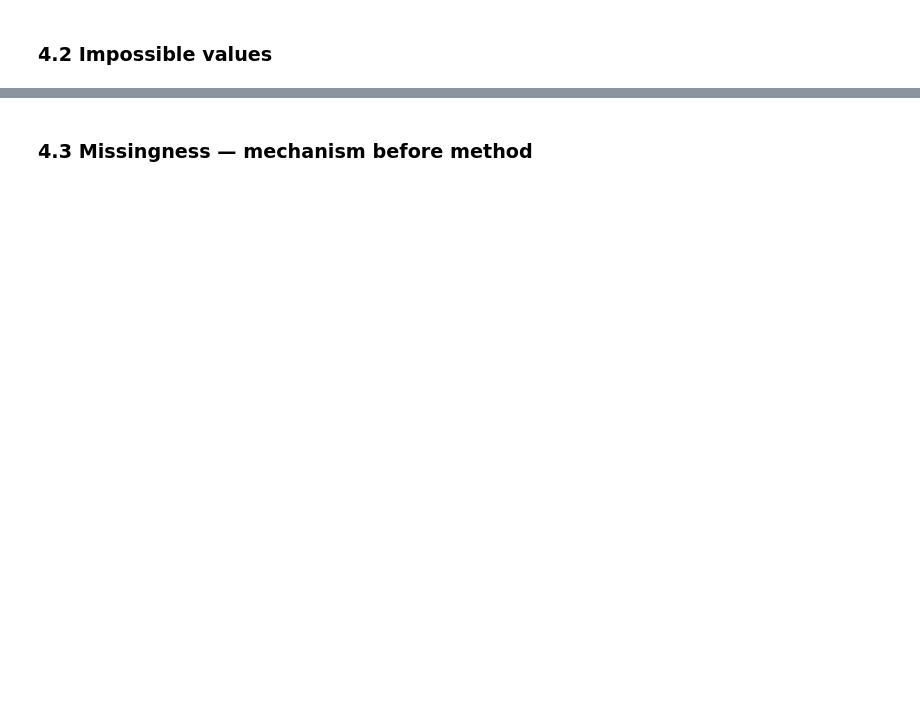
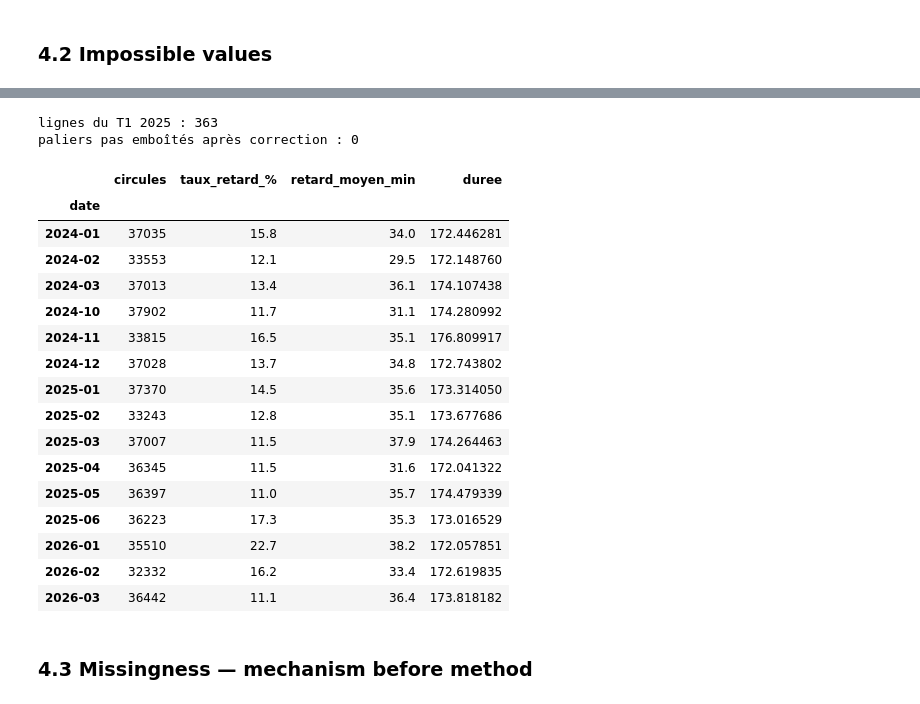
Before and after one commit to sarah-benaddad/tgv-punctuality-eda, a Jupyter notebook: project_04_tgv_punctuality.ipynb, the cells around one changed output, grey strips where cells are left out. Drawn from its saved outputs; the diff is of its cells as text; code cells hidden in the pictures; blank space fills up the shorter version.

```diff
--- a/project_04_tgv_punctuality.ipynb
+++ b/project_04_tgv_punctuality.ipynb
@@ -371,0 +491,56 @@ df.describe().T
+# %%
+# --- décision : T1 2025 publié de travers pour les paliers (sup_30 à 0 ou négatif, sup_60 > sup_30) ---
+# c'est tout le trimestre (presque toutes les liaisons) -> on met les 3 paliers en NaN pour tout T1 2025
+# on garde les lignes : retard_arrivee et retard_moyen_arrivee sont ok
+t1_2025 = df["date"].isin(["2025-01", "2025-02", "2025-03"])
+paliers = ["nb_train_retard_sup_15", "nb_train_retard_sup_30", "nb_train_retard_sup_60"]
+print("lignes du T1 2025 :", t1_2025.sum())
+df.loc[t1_2025, paliers] = np.nan
+log("nb_train_retard_sup_15/30/60", "impossible values: sup_30 negative or 0, sup_60 > sup_30 "
+    "(355 rows, all in 2025-01 to 2025-03)", int(t1_2025.sum()),
+    "set the 3 tiers to NaN for the whole quarter, keep the rows",
+    "systematic publication error on one quarter, not random; main columns are valid so rows are kept")
+
+# check : plus aucun palier incohérent
+non_emb = ((df["nb_train_retard_sup_60"] > df["nb_train_retard_sup_30"])
+           | (df["nb_train_retard_sup_30"] > df["nb_train_retard_sup_15"]))
+print("paliers pas emboîtés après correction :", non_emb.sum())   # doit faire 0
+# %% [output]
+lignes du T1 2025 : 363
+paliers pas emboîtés après correction : 0
+# %%
+# --- ajout groupe : les autres colonnes du T1 2025 sont-elles fiables ? ---
+# si tout le traitement du trimestre était cassé, on verrait un saut sur ces mois
+# taux de retard et retard moyen pondérés par le nb de trains (pas de moyenne de moyennes)
+d = df.assign(circules=df["nb_train_prevu"] - df["nb_annulation"])
+d["minutes_retard"] = d["retard_moyen_arrivee"] * d["nb_train_retard_arrivee"]
+par_mois = d.groupby("date").agg(circules=("circules", "sum"),
+                                 en_retard=("nb_train_retard_arrivee", "sum"),
+                                 minutes=("minutes_retard", "sum"),
+                                 duree=("duree_moyenne", "mean"))
+par_mois["taux_retard_%"] = (100 * par_mois["en_retard"] / par_mois["circules"]).round(1)
+par_mois["retard_moyen_min"] = (par_mois["minutes"] / par_mois["en_retard"]).round(1)
+
+# on compare T1 2025 avec les mois autour et le T1 des autres années
+mois = ["2024-01", "2024-02", "2024-03", "2024-10", "2024-11", "2024-12",
+        "2025-01", "2025-02", "2025-03", "2025-04", "2025-05", "2025-06",
+        "2026-01", "2026-02", "2026-03"]
+par_mois.loc[mois, ["circules", "taux_retard_%", "retard_moyen_min", "duree"]]
+# %% [output]
+|  | circules | taux_retard_% | retard_moyen_min | duree |
+| date |  |  |  |  |
+| 2024-01 | 37035 | 15.8 | 34.0 | 172.446281 |
+| 2024-02 | 33553 | 12.1 | 29.5 | 172.148760 |
+| 2024-03 | 37013 | 13.4 | 36.1 | 174.107438 |
+| 2024-10 | 37902 | 11.7 | 31.1 | 174.280992 |
+| 2024-11 | 33815 | 16.5 | 35.1 | 176.809917 |
+| 2024-12 | 37028 | 13.7 | 34.8 | 172.743802 |
+| 2025-01 | 37370 | 14.5 | 35.6 | 173.314050 |
+| 2025-02 | 33243 | 12.8 | 35.1 | 173.677686 |
+| 2025-03 | 37007 | 11.5 | 37.9 | 174.264463 |
+| 2025-04 | 36345 | 11.5 | 31.6 | 172.041322 |
+| 2025-05 | 36397 | 11.0 | 35.7 | 174.479339 |
+| 2025-06 | 36223 | 17.3 | 35.3 | 173.016529 |
+| 2026-01 | 35510 | 22.7 | 38.2 | 172.057851 |
+| 2026-02 | 32332 | 16.2 | 33.4 | 172.619835 |
+| 2026-03 | 36442 | 11.1 | 36.4 | 173.818182 |
```
Also changed, not shown: parts of 20 cells of this notebook, 2 other files.
